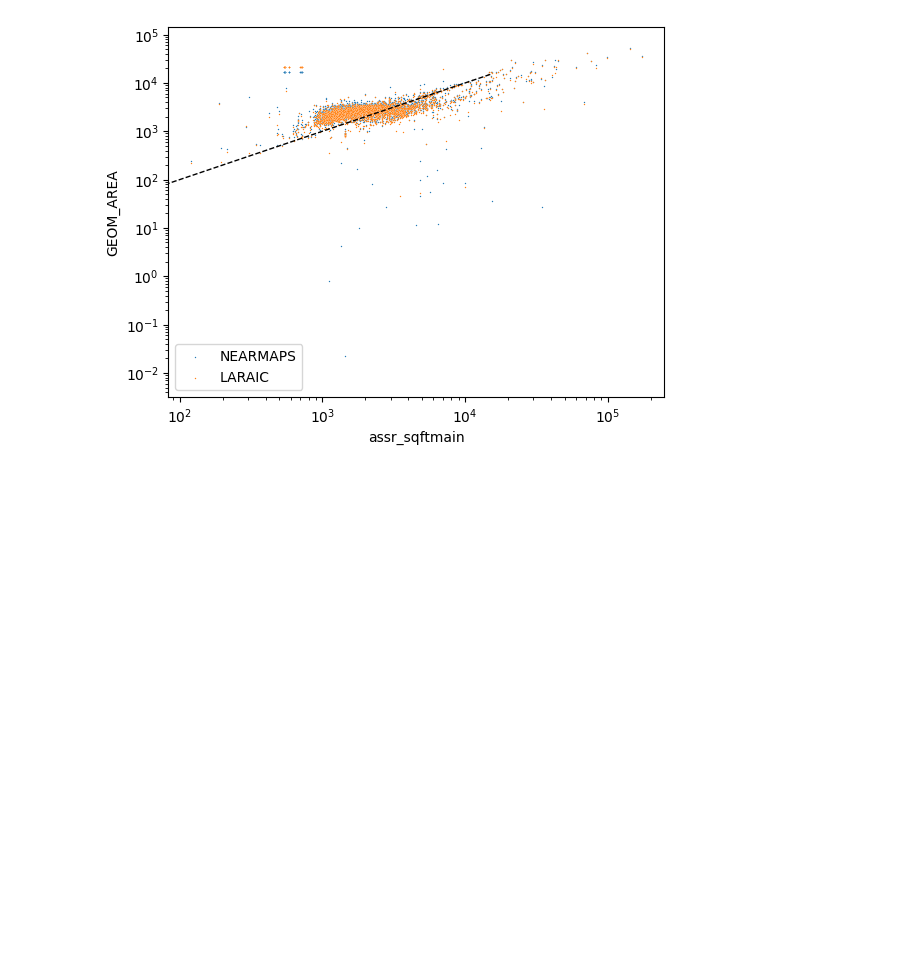
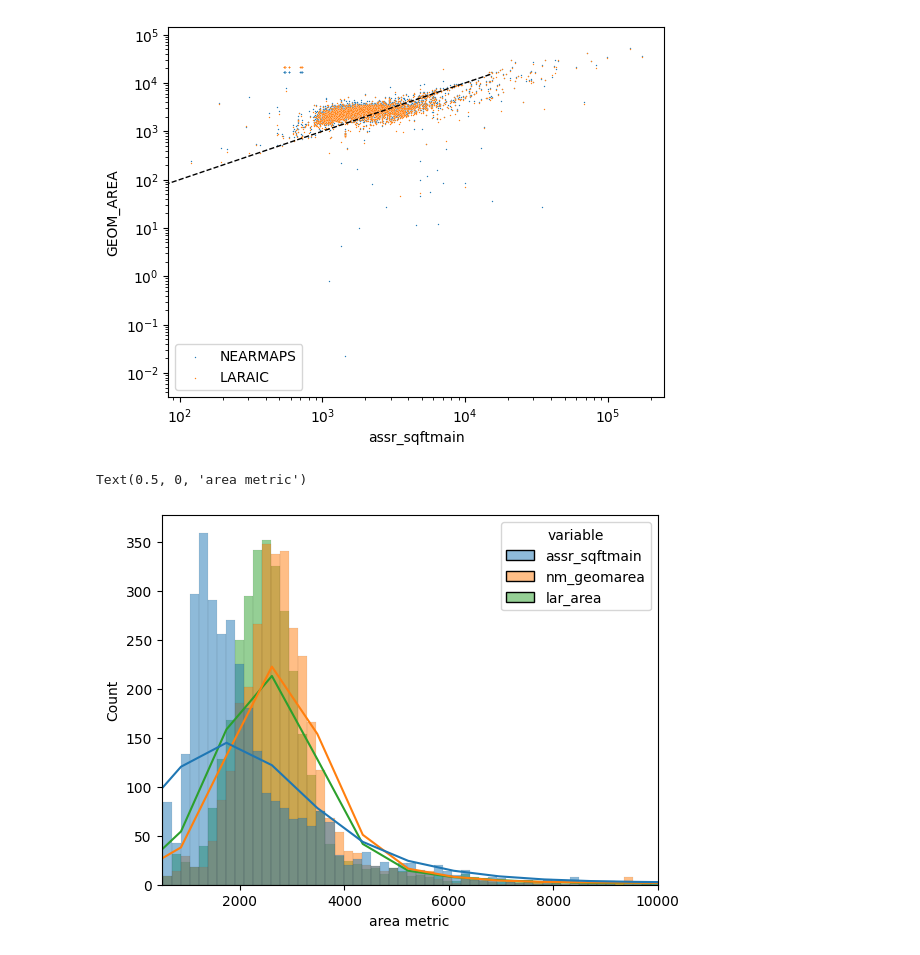
Before and after one commit to AdamSwietek/Hidden_Housing, a Jupyter notebook: notebooks/eda/feb22.ipynb, the cells around one changed output. Drawn from its saved outputs; the diff is of its cells as text; code cells hidden in the pictures; blank space fills up the shorter version.

```diff
--- a/notebooks/eda/feb22.ipynb
+++ b/notebooks/eda/feb22.ipynb
@@ -137,3 +128,13 @@ plt.plot([0, 15000], [0, 15000], 'k--', lw=1, label='1:1')
 # %% [output]
 [<matplotlib.lines.Line2D at 0x...>]
 [figure]
+# %%
+Z = df[['assr_sqftmain','nm_geomarea','lar_area']].melt()
+
+sns.histplot(data = Z, x = 'value', hue = 'variable', kde = True, bins = 1000, palette= 'tab10')
+
+plt.xlim((500,10_000))
+plt.xlabel('area metric')
+# %% [output]
+Text(0.5, 0, 'area metric')
+[figure, added]
```
Also changed, not shown: parts of 17 cells of this notebook.
